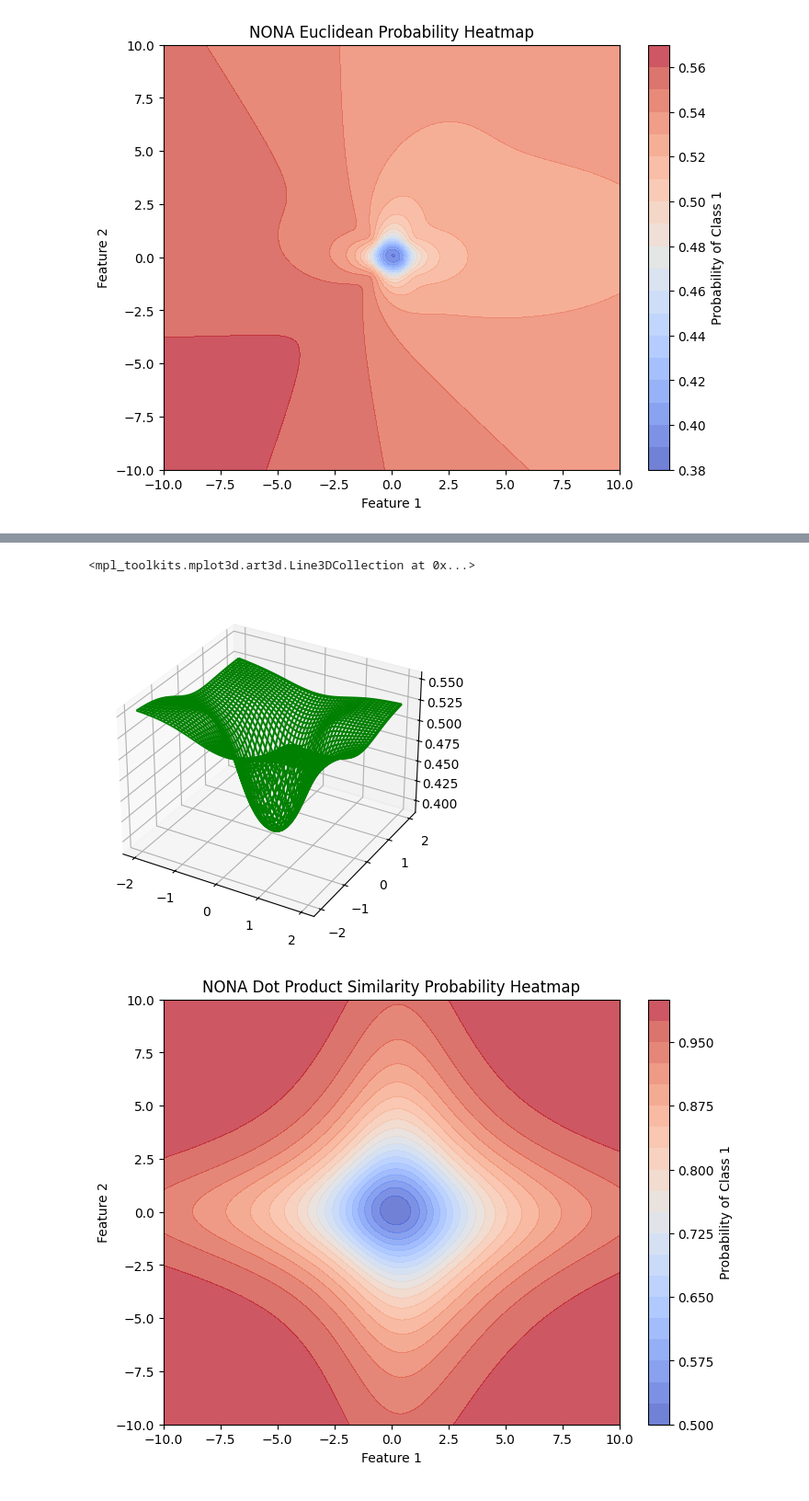
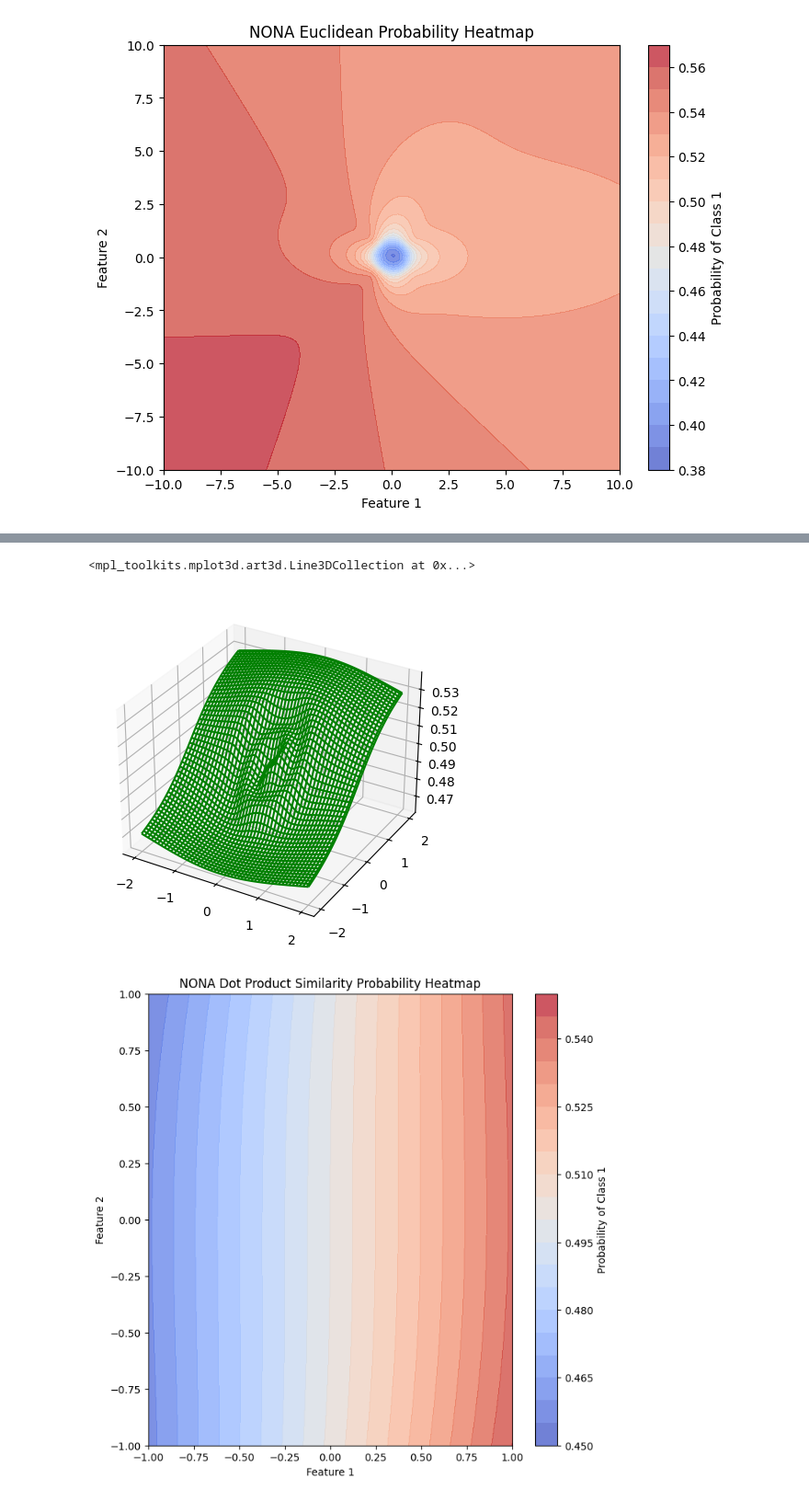
Before and after one commit to aviadsusman/nona, a Jupyter notebook: nona_vs_lr_synthetic.ipynb, the cells around one changed output, grey strips where cells are left out. Shown at 92% size. Saved outputs shown, nothing was run; the diff lists cells and outputs as text; code cells hidden in the pictures.

Commit message:
cleaned synth data vis

```diff
--- a/nona_vs_lr_synthetic.ipynb
+++ b/nona_vs_lr_synthetic.ipynb
@@ -300,0 +386,23 @@ plt.show()
+# %%
+model = LogisticRegression()
+model.fit(X, y)
+
+# Create a grid over [0,1]^2 for visualization
+grid_size = 100
+xx, yy = np.meshgrid(np.linspace(-1, 1, grid_size), np.linspace(-1, 1, grid_size))
+grid_points = torch.tensor(np.c_[xx.ravel(), yy.ravel()], dtype=torch.float64)
+probabilities = model.predict_proba(grid_points)[:, 1].reshape(grid_size, grid_size)
+
+# Plot the heatmap using contourf
+plt.figure(figsize=(8, 6))
+plt.contourf(xx, yy, probabilities, levels=20, cmap="coolwarm", alpha=0.75)
+
+# Scatter plot of data points
+# plt.scatter(X[y == 0, 0], X[y == 0, 1], color="blue", label="Class 0", alpha=0.6, edgecolor='k')
+# plt.scatter(X[y == 1, 0], X[y == 1, 1], color="red", label="Class 1", alpha=0.6, edgecolor='k')
+
+plt.xlabel("Feature 1")
+plt.ylabel("Feature 2")
+plt.title("Logistic Regression Probability Heatmap")
+plt.colorbar(label="Probability of Class 1")
+plt.show()
@@ -301,47 +450,37 @@ plt.show()
 # %%
-from mpl_toolkits import mplot3d
-import numpy as np
-import matplotlib.pyplot as plt
-
 # x and y axis
 x_grid = torch.linspace(-2, 2, 100).to(torch.float64)
 y_grid = torch.linspace(-2, 2, 100).to(torch.float64)
 
 X_test = torch.cartesian_prod(x_grid, y_grid)
 
-
-Z = model(X_test, X_train, y_train).reshape(100,100).detach()
+Z = model(X_test, X, y).reshape(100,100).detach()
 x_grid = x_grid.detach()
 y_grid = y_grid.detach()
-X, Y = np.meshgrid(x_grid, y_grid)
+X_grid, Y_grid = np.meshgrid(x_grid, y_grid)
 
 fig = plt.figure()
 ax = plt.axes(projection ='3d')
-ax.plot_wireframe(X, Y, Z, color ='green')
+ax.plot_wireframe(X_grid, Y_grid, Z, color ='green')
 # %% [output]
 <mpl_toolkits.mplot3d.art3d.Line3DCollection at 0x...>
-[figure, old version]
+[figure, new version]
 # %%
-from models import NONA
-import torch
-from train_eval import tensor
-grid_points = torch.tensor(grid_points, dtype=torch.float64)
-
 model = NONA(similarity='dot')
-probabilities = model(grid_points, X_train, y_train).reshape(grid_size, grid_size).cpu().detach()
+probabilities = model(grid_points, X, y).reshape(grid_size, grid_size).cpu().detach()
 
 # Plot the heatmap using contourf
-plt.figure(figsize=(8, 6))
+plt.figure(figsize=(8, 8))
 plt.contourf(xx, yy, probabilities, levels=20, cmap="coolwarm", alpha=0.75)
 
 # Scatter plot of data points
 # plt.scatter(X[y == 0, 0], X[y == 0, 1], color="blue", label="Class 0", alpha=0.6, edgecolor='k')
 # plt.scatter(X[y == 1, 0], X[y == 1, 1], color="red", label="Class 1", alpha=0.6, edgecolor='k')
 
 plt.xlabel("Feature 1")
 plt.ylabel("Feature 2")
 plt.title("NONA Dot Product Similarity Probability Heatmap")
 plt.colorbar(label="Probability of Class 1")
 plt.show()
 # %% [output]
-[figure, old version]
+[figure, new version]
```
Also changed, not shown: parts of 30 cells of this notebook, 1 other file.
